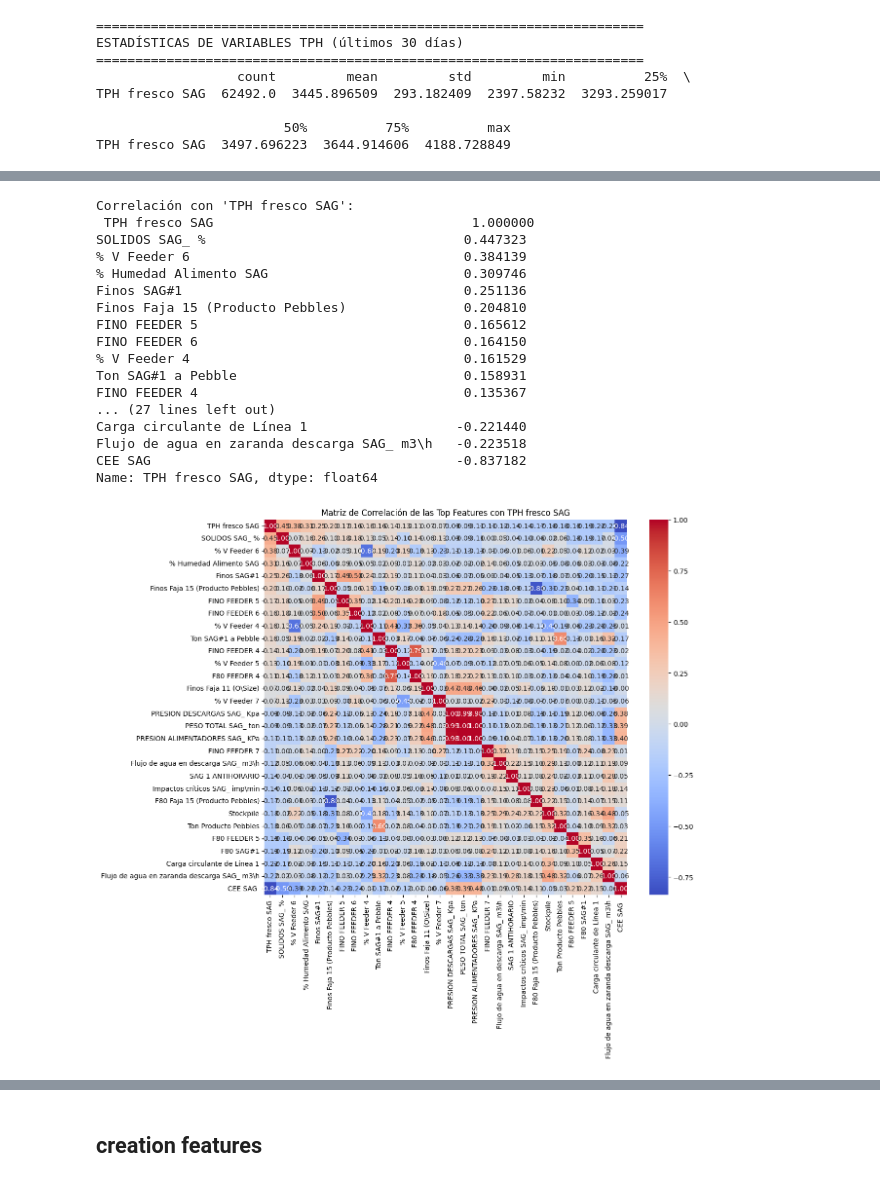
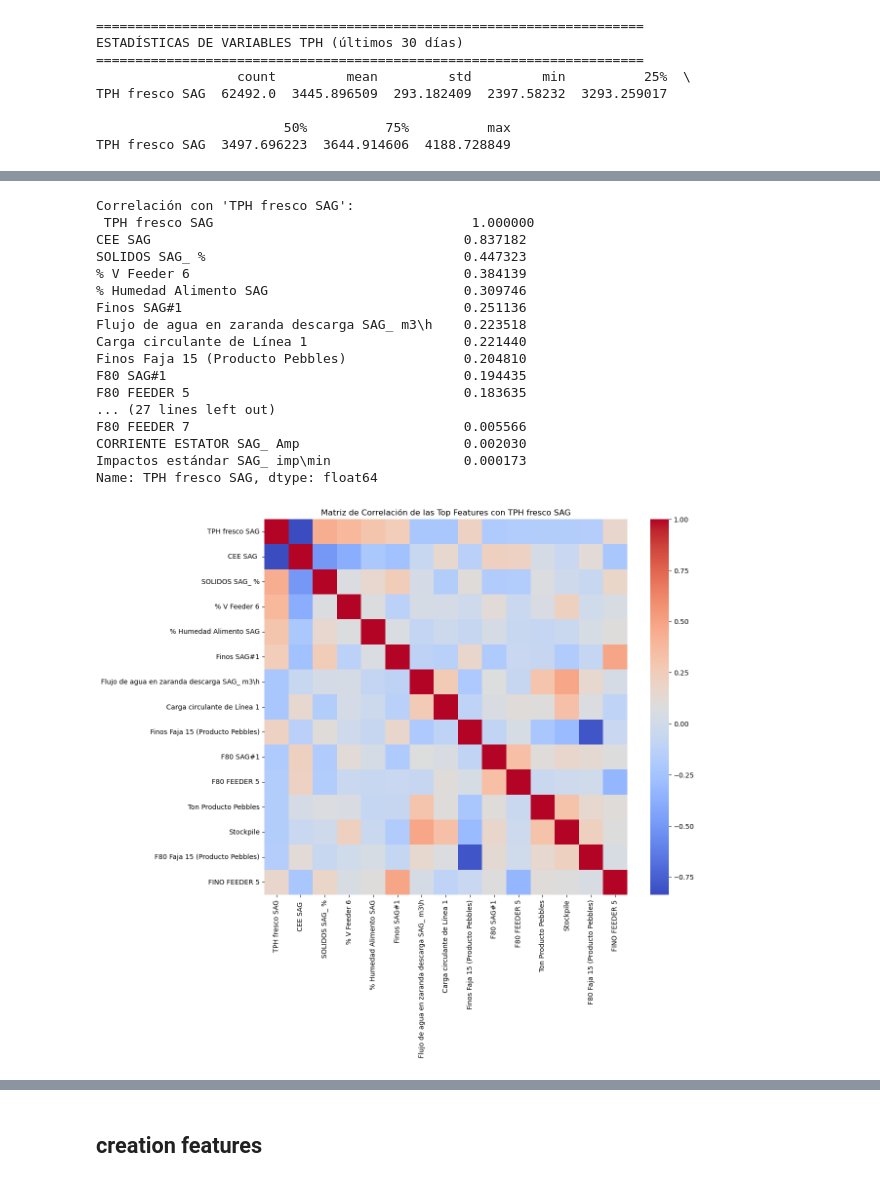
Before and after one commit to diperezbgit/misti_project, a Jupyter notebook: proy_misti_02.ipynb, the cells around one changed output, grey strips where cells are left out. Drawn from its saved outputs; the diff is of its cells as text; code cells hidden in the pictures.

```diff
--- a/proy_misti_02.ipynb
+++ b/proy_misti_02.ipynb
@@ -21 +20,4 @@ df = pd.read_parquet(r"D:\MAESTRIA DATA SCIENCE\semestre3\misti\clase04\DB_ML.pa
+# %%
+# Leer el archivo Parquet
+df = pd.read_parquet("DB_ML.parquet", engine="fastparquet")
 # %%
@@ -445,48 +415,51 @@ df_numeric = df_filtrado_pot.drop(columns=['Fecha'])
 correlation_matrix = df_numeric.corr(method='pearson')
 
 # Get correlations with the target variable 'TPH fresco SAG'
-tph_fresco_sag_corr = correlation_matrix['TPH fresco SAG'].sort_values(ascending=False)
+#tph_fresco_sag_corr = correlation_matrix['TPH fresco SAG'].sort_values(ascending=False)
+tph_fresco_sag_corr = correlation_matrix['TPH fresco SAG'].abs().sort_values(ascending=False)
 
 print("Correlación con 'TPH fresco SAG':\n", tph_fresco_sag_corr)
 
 # Optional: Visualize the top/bottom correlations with a heatmap
 # For a large number of features, we might want to select only the most correlated ones.
 # Let's consider plotting top N features for better readability.
 
 # Filter for features with absolute correlation greater than a threshold (e.g., 0.5) or top N
 # For now, let's just print all to allow user to decide further visualization needs.
 
 # If you want to visualize specific highly correlated features:
 top_n_features = 15 # You can adjust this number
-top_correlated_features = tph_fresco_sag_corr.head(top_n_features).index.tolist() + \
-                           tph_fresco_sag_corr.tail(top_n_features).index.tolist()
+#top_correlated_features = tph_fresco_sag_corr.head(top_n_features).index.tolist() + \
+#                           tph_fresco_sag_corr.tail(top_n_features).index.tolist()
+top_correlated_features = tph_fresco_sag_corr.head(top_n_features).index.tolist()
 # Ensure 'TPH fresco SAG' is in the list for context
 if 'TPH fresco SAG' not in top_correlated_features:
     top_correlated_features.append('TPH fresco SAG')
 
 # Filter the original DataFrame for these features
 df_top_corr = df_filtrado_pot[top_correlated_features]
 
 plt.figure(figsize=(12, 10))
-sns.heatmap(df_top_corr.corr(), annot=True, cmap='coolwarm', fmt=".2f")
+#sns.heatmap(df_top_corr.corr(), annot=True, cmap='coolwarm', fmt=".2f")
+sns.heatmap(df_top_corr.corr(), annot=False, cmap='coolwarm')
 plt.title('Matriz de Correlación de las Top Features con TPH fresco SAG')
 plt.show()
 # %% [output]
 Correlación con 'TPH fresco SAG':
  TPH fresco SAG                                 1.000000
+CEE SAG                                        0.837182
 SOLIDOS SAG_ %                                 0.447323
 % V Feeder 6                                   0.384139
 % Humedad Alimento SAG                         0.309746
 Finos SAG#1                                    0.251136
+Flujo de agua en zaranda descarga SAG_ m3\h    0.223518
+Carga circulante de Línea 1                    0.221440
 Finos Faja 15 (Producto Pebbles)               0.204810
-FINO FEEDER 5                                  0.165612
-FINO FEEDER 6                                  0.164150
-% V Feeder 4                                   0.161529
-Ton SAG#1 a Pebble                             0.158931
-FINO FEEDER 4                                  0.135367
+F80 SAG#1                                      0.194435
+F80 FEEDER 5                                   0.183635
 ... (27 lines left out)
-Carga circulante de Línea 1                   -0.221440
-Flujo de agua en zaranda descarga SAG_ m3\h   -0.223518
-CEE SAG                                       -0.837182
+F80 FEEDER 7                                   0.005566
+CORRIENTE ESTATOR SAG_ Amp                     0.002030
+Impactos estándar SAG_ imp\min                 0.000173
 Name: TPH fresco SAG, dtype: float64
-[figure, old version]
+[figure, new version]
```
Also changed, not shown: parts of 29 cells of this notebook, 2 other files.
